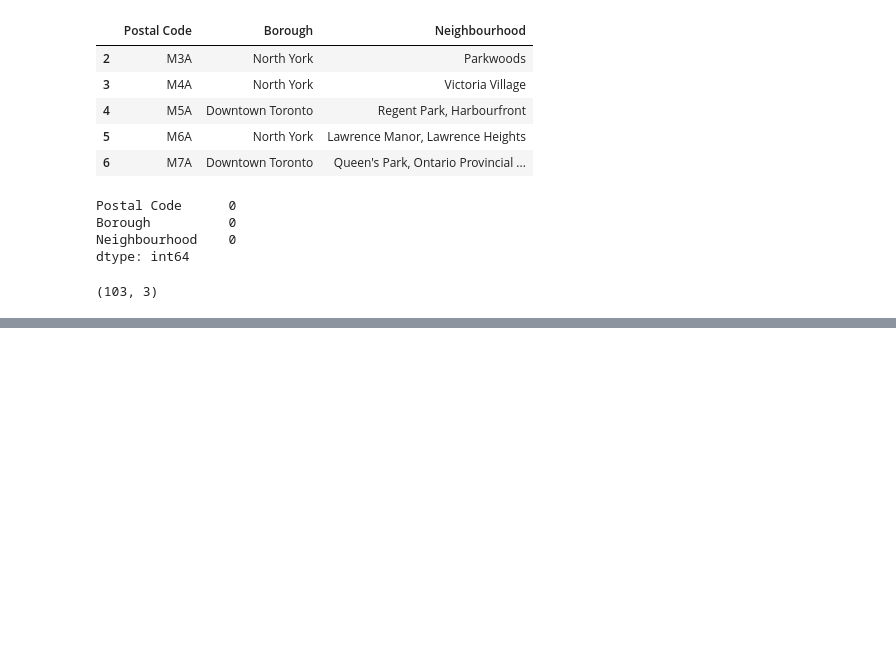
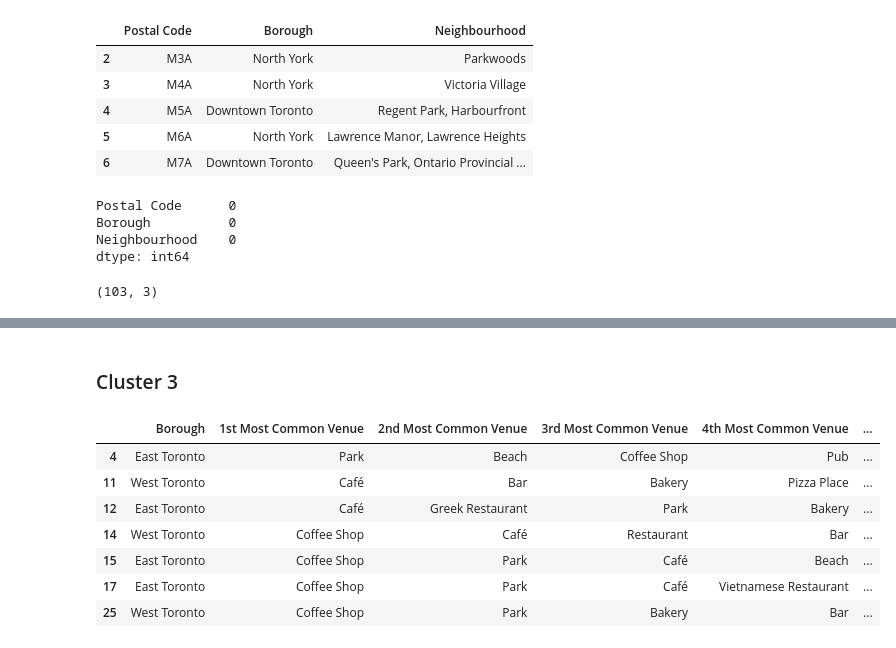
Before and after one commit to rajat-sudo/Segmentation-and-Clustering-of-Toronto-Neighborhood, a Jupyter notebook: Clustering_Toronto_Neighborhood.ipynb, the cells around one changed output, grey strips where cells are left out. Saved outputs shown, nothing was run; the diff lists cells and outputs as text; code cells hidden in the pictures; blank space fills up the shorter version.

```diff
--- a/Clustering_Toronto_Neighborhood.ipynb
+++ b/Clustering_Toronto_Neighborhood.ipynb
@@ -348,0 +799,13 @@ map_scarborough
+# %% [markdown]
+### Cluster 3
+# %%
+Toronto_merged.loc[Toronto_merged['Cluster Labels'] == 2, Toronto_merged.columns[[1] + list(range(6, Toronto_merged.shape[1]))]]
+# %% [output]
+|  | Borough | 1st Most Common Venue | 2nd Most Common Venue | 3rd Most Common Venue | 4th Most Common Venue | ... |
+| 4 | East Toronto | Park | Beach | Coffee Shop | Pub | ... |
+| 11 | West Toronto | Café | Bar | Bakery | Pizza Place | ... |
+| 12 | East Toronto | Café | Greek Restaurant | Park | Bakery | ... |
+| 14 | West Toronto | Coffee Shop | Café | Restaurant | Bar | ... |
+| 15 | East Toronto | Coffee Shop | Park | Café | Beach | ... |
+| 17 | East Toronto | Coffee Shop | Park | Café | Vietnamese Restaurant | ... |
+| 25 | West Toronto | Coffee Shop | Park | Bakery | Bar | ... |
```
Also changed, not shown: parts of 75 cells of this notebook.
